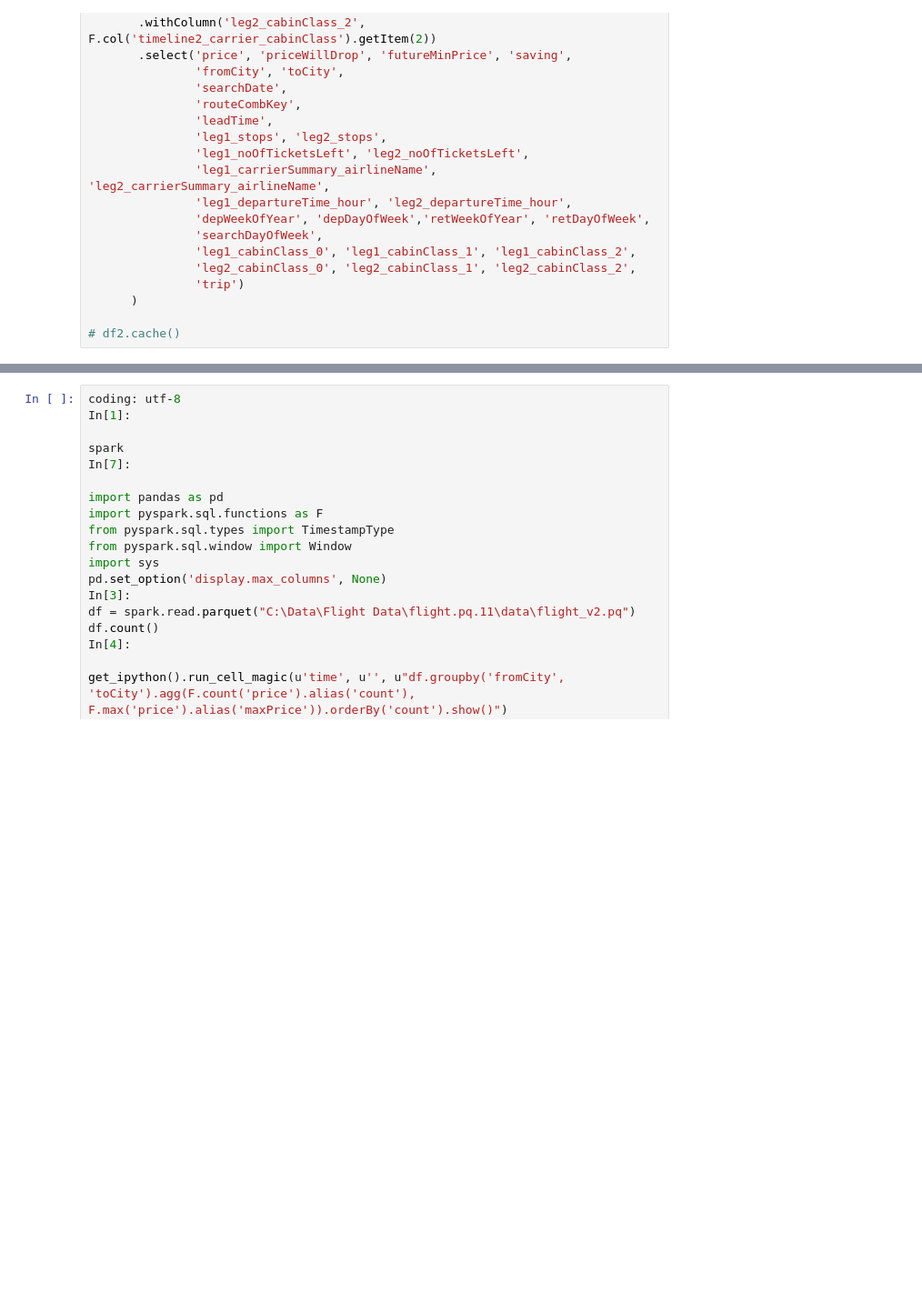
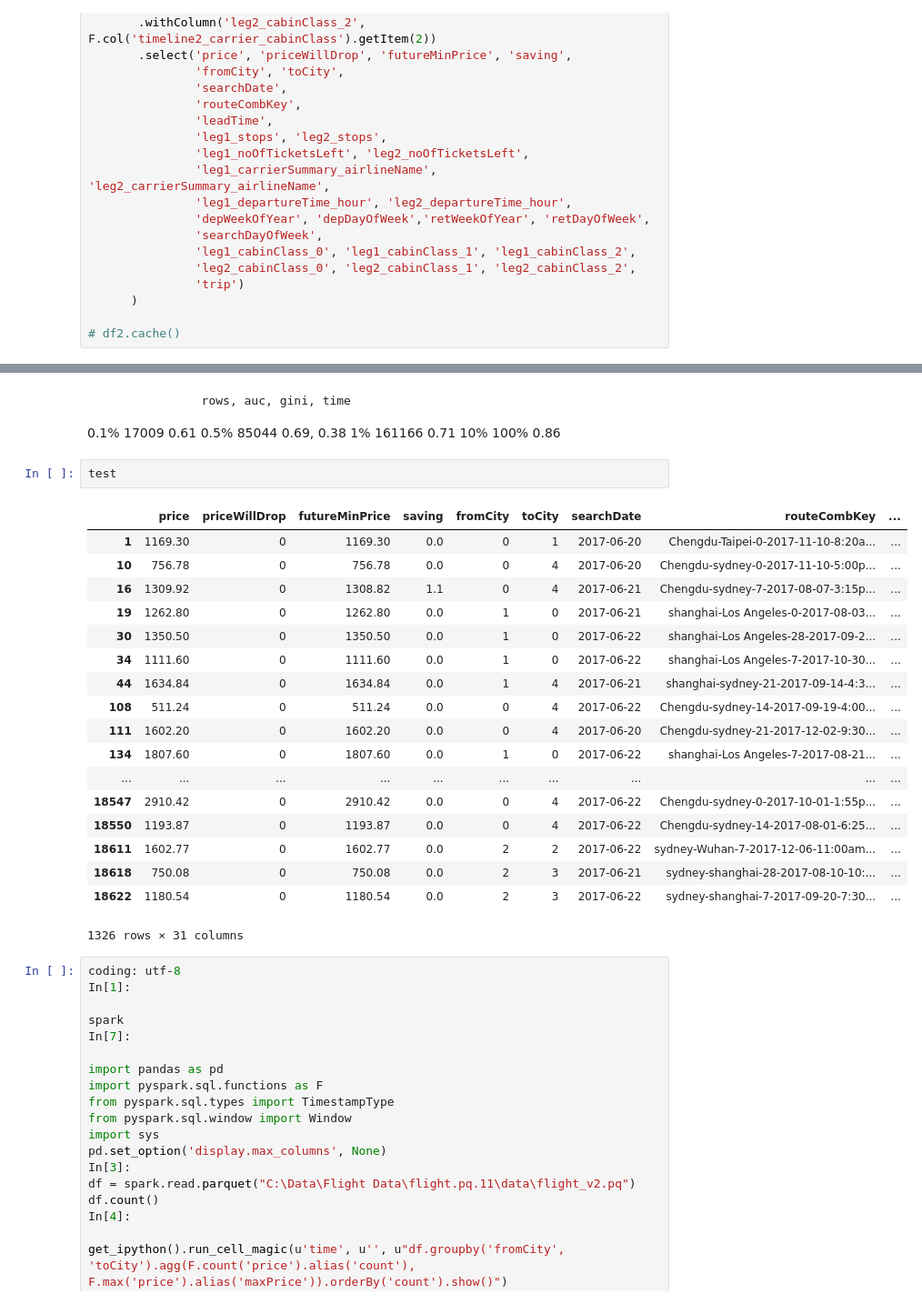
Before and after one commit to zemingyu/flight, a Jupyter notebook: tst-pyspark-on-docker.ipynb, the cells around one changed output, grey strips where cells are left out. Shown at 91% size. Cells and saved outputs as stored; diff of their text form; blank space fills up the shorter version.

```diff
--- a/tst-pyspark-on-docker.ipynb
+++ b/tst-pyspark-on-docker.ipynb
@@ -289,3 +842,31 @@ for df_temp in dfArray:
+# %% [markdown]
+                  rows, auc, gini, time
+0.1%             17009 0.61
+0.5%             85044 0.69, 0.38
+1%               161166 0.71
+10%
+100%                  0.86
+# %%
+test
+# %% [output]
+|  | price | priceWillDrop | futureMinPrice | saving | fromCity | toCity | searchDate | routeCombKey | ... |
+| 1 | 1169.30 | 0 | 1169.30 | 0.0 | 0 | 1 | 2017-06-20 | Chengdu-Taipei-0-2017-11-10-8:20a... | ... |
+| 10 | 756.78 | 0 | 756.78 | 0.0 | 0 | 4 | 2017-06-20 | Chengdu-sydney-0-2017-11-10-5:00p... | ... |
+| 16 | 1309.92 | 0 | 1308.82 | 1.1 | 0 | 4 | 2017-06-21 | Chengdu-sydney-7-2017-08-07-3:15p... | ... |
+| 19 | 1262.80 | 0 | 1262.80 | 0.0 | 1 | 0 | 2017-06-21 | shanghai-Los Angeles-0-2017-08-03... | ... |
+| 30 | 1350.50 | 0 | 1350.50 | 0.0 | 1 | 0 | 2017-06-22 | shanghai-Los Angeles-28-2017-09-2... | ... |
+| 34 | 1111.60 | 0 | 1111.60 | 0.0 | 1 | 0 | 2017-06-22 | shanghai-Los Angeles-7-2017-10-30... | ... |
+| 44 | 1634.84 | 0 | 1634.84 | 0.0 | 1 | 4 | 2017-06-21 | shanghai-sydney-21-2017-09-14-4:3... | ... |
+| 108 | 511.24 | 0 | 511.24 | 0.0 | 0 | 4 | 2017-06-22 | Chengdu-sydney-14-2017-09-19-4:00... | ... |
+| 111 | 1602.20 | 0 | 1602.20 | 0.0 | 0 | 4 | 2017-06-20 | Chengdu-sydney-21-2017-12-02-9:30... | ... |
+| 134 | 1807.60 | 0 | 1807.60 | 0.0 | 1 | 0 | 2017-06-22 | shanghai-Los Angeles-7-2017-08-21... | ... |
+| ... | ... | ... | ... | ... | ... | ... | ... | ... | ... |
+| 18547 | 2910.42 | 0 | 2910.42 | 0.0 | 0 | 4 | 2017-06-22 | Chengdu-sydney-0-2017-10-01-1:55p... | ... |
+| 18550 | 1193.87 | 0 | 1193.87 | 0.0 | 0 | 4 | 2017-06-22 | Chengdu-sydney-14-2017-08-01-6:25... | ... |
+| 18611 | 1602.77 | 0 | 1602.77 | 0.0 | 2 | 2 | 2017-06-22 | sydney-Wuhan-7-2017-12-06-11:00am... | ... |
+| 18618 | 750.08 | 0 | 750.08 | 0.0 | 2 | 3 | 2017-06-21 | sydney-shanghai-28-2017-08-10-10:... | ... |
+| 18622 | 1180.54 | 0 | 1180.54 | 0.0 | 2 | 3 | 2017-06-22 | sydney-shanghai-7-2017-09-20-7:30... | ... |
+1326 rows × 31 columns
 # %%
 coding: utf-8
 In[1]:
```
Also changed, not shown: parts of 67 cells of this notebook, 7 other files.
